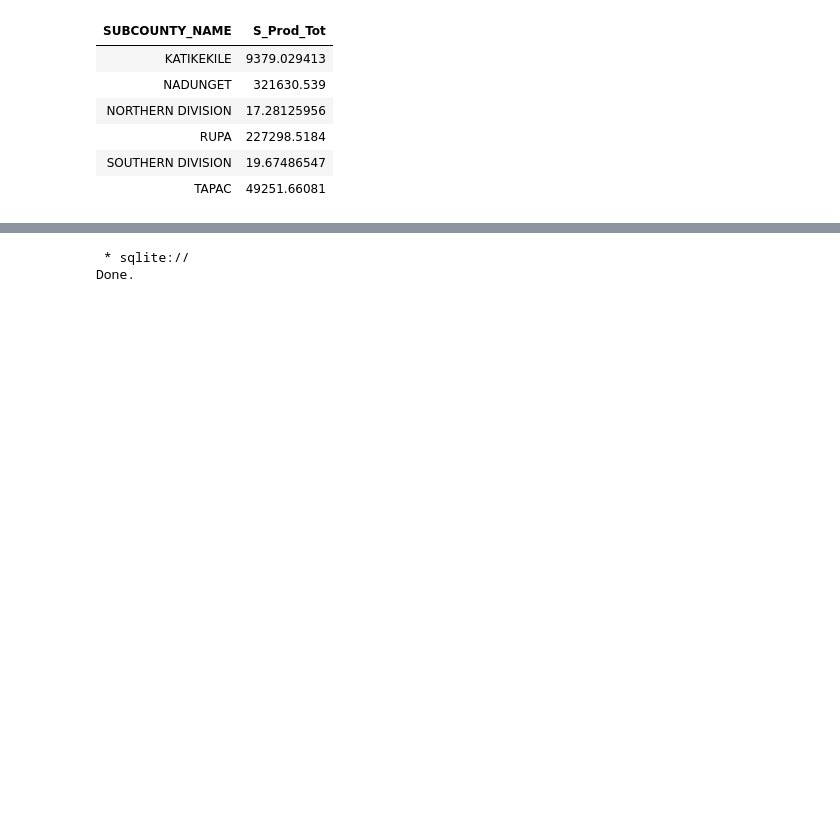
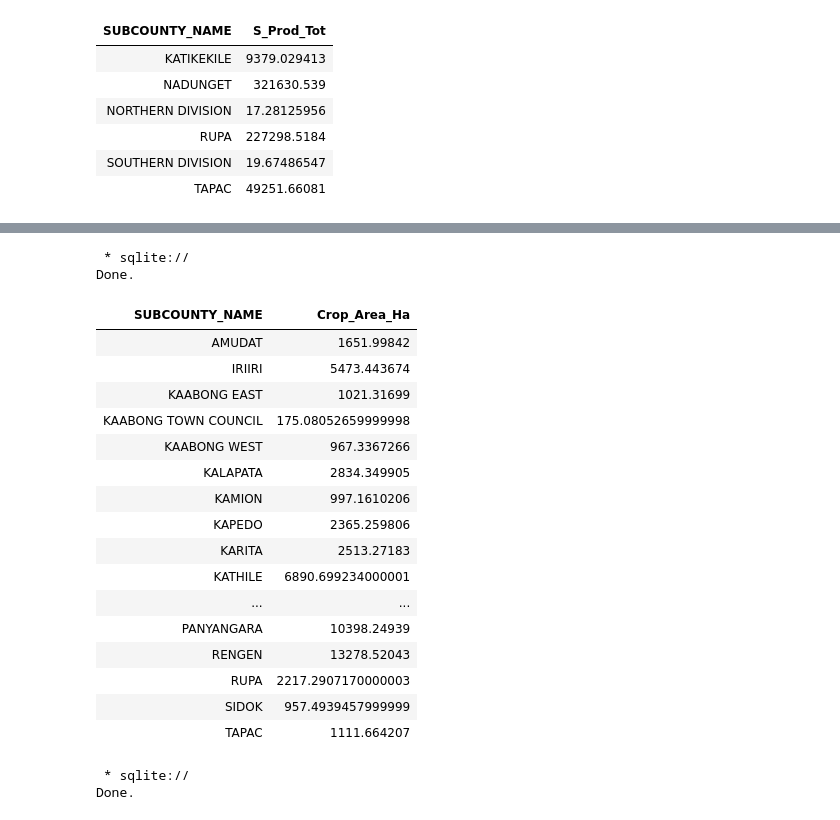
Before and after one commit to LucyKinyua/Week1_MS, a Jupyter notebook: Moringa_Data_Science_Prep_W1_Independent_Project_2021_04_Lucy_Kinyua_SQL_Notebook.ipynb, the cells around one changed output, grey strips where cells are left out. Cells and saved outputs as stored; diff of their text form; code cells hidden in the pictures; blank space fills up the shorter version.

```diff
--- a/Moringa_Data_Science_Prep_W1_Independent_Project_2021_04_Lucy_Kinyua_SQL_Notebook.ipynb
+++ b/Moringa_Data_Science_Prep_W1_Independent_Project_2021_04_Lucy_Kinyua_SQL_Notebook.ipynb
@@ -201,3 +209,30 @@ Done.
+# %%
+# Compute the overall Crop area in all Sub counties where population is over 20000.
+#
+%%sql
+SELECT SUBCOUNTY_NAME, Crop_Area_Ha FROM Uganda_Karamoja_Subcounty_Crop_Yield_Population
+WHERE POP > 20000
+GROUP BY SUBCOUNTY_NAME;
+# %% [output]
+ * sqlite://
+Done.
+| SUBCOUNTY_NAME | Crop_Area_Ha |
+| AMUDAT | 1651.99842 |
+| IRIIRI | 5473.443674 |
+| KAABONG EAST | 1021.31699 |
+| KAABONG TOWN COUNCIL | 175.08052659999998 |
+| KAABONG WEST | 967.3367266 |
+| KALAPATA | 2834.349905 |
+| KAMION | 997.1610206 |
+| KAPEDO | 2365.259806 |
+| KARITA | 2513.27183 |
+| KATHILE | 6890.699234000001 |
+| ... | ... |
+| PANYANGARA | 10398.24939 |
+| RENGEN | 13278.52043 |
+| RUPA | 2217.2907170000003 |
+| SIDOK | 957.4939457999999 |
+| TAPAC | 1111.664207 |
 # %%
 # Sort the Maize production in descending order by Districts,...
 # ... only taking into account Sub counties where Maize area is larger than Sorghum area,
```
Also changed, not shown: parts of 14 cells of this notebook.
